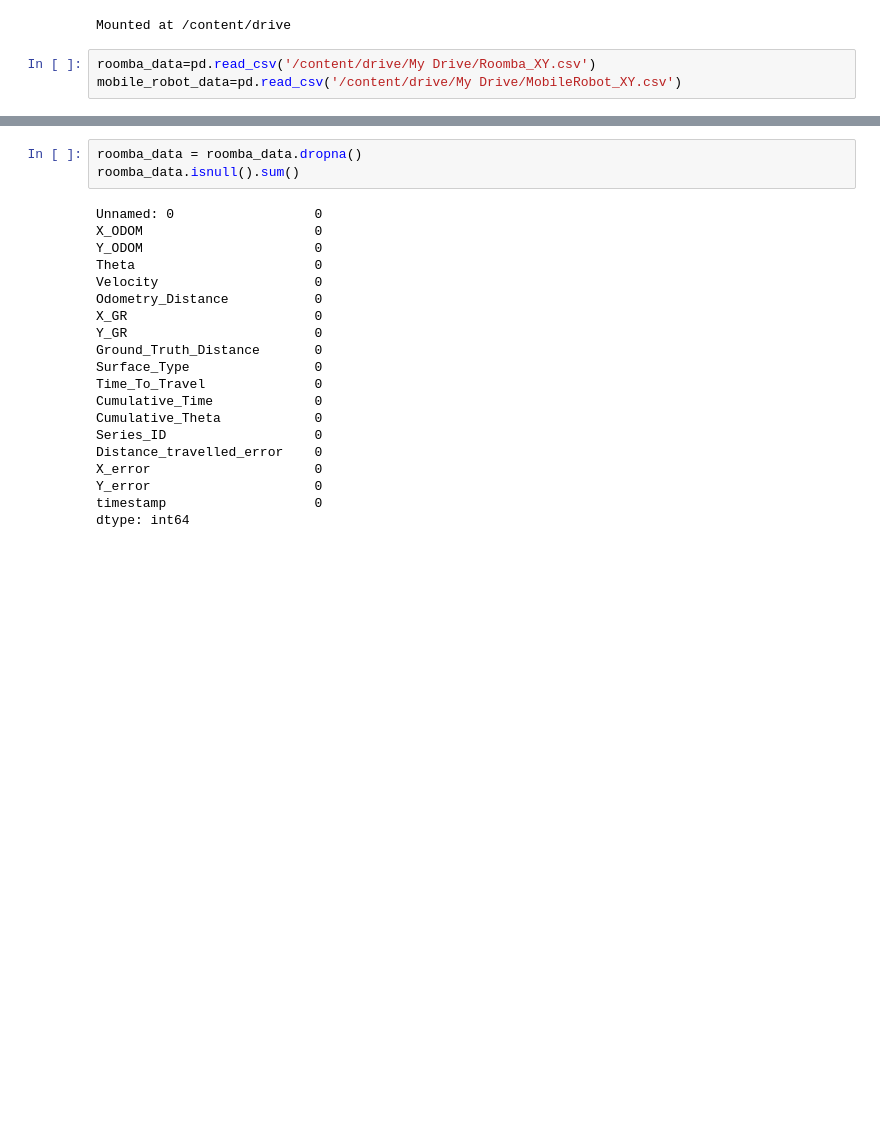
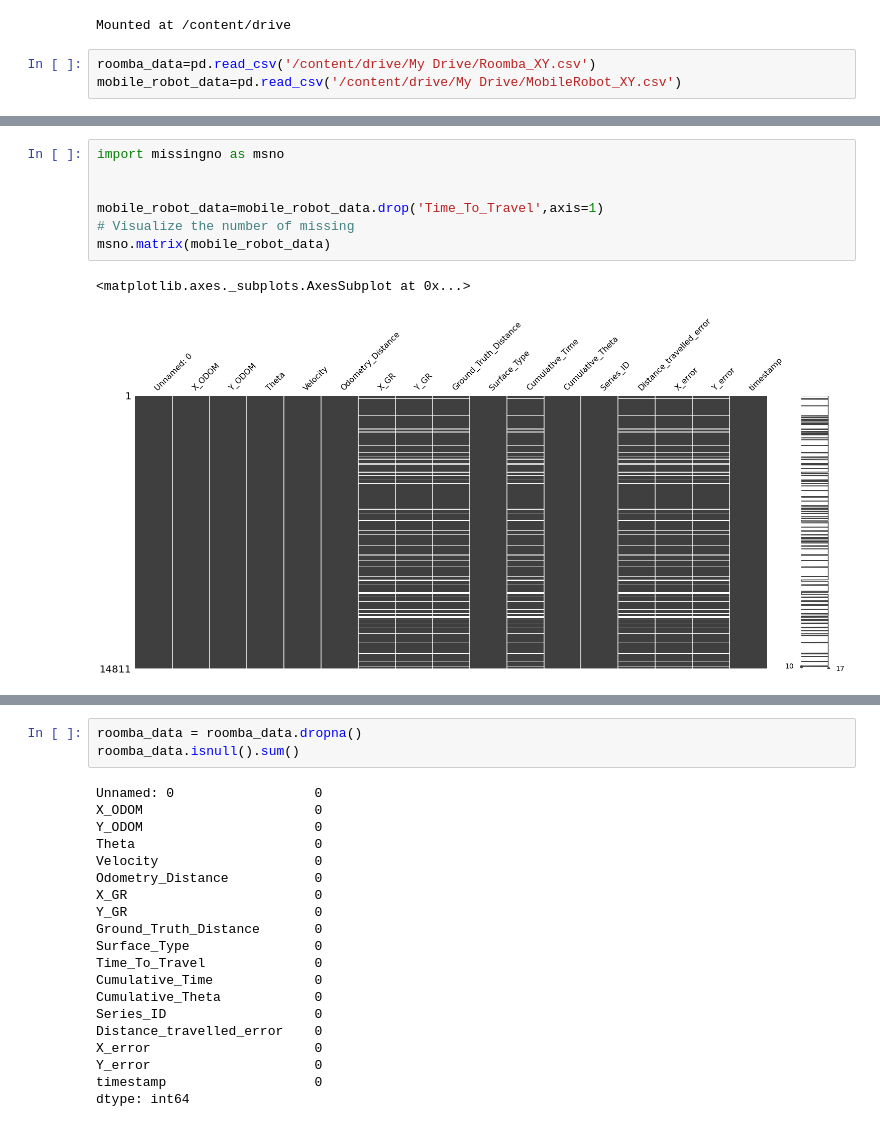
Before and after one commit to tejalvs/RobotOdometryMining, a Jupyter notebook: Cleaning.ipynb, the cells around one changed output, grey strips where cells are left out. Drawn from its saved outputs; the diff is of its cells as text; blank space fills up the shorter version.

```diff
--- a/Cleaning.ipynb
+++ b/Cleaning.ipynb
@@ -36,0 +19,10 @@ mobile_robot_data.tail()
+# %%
+import missingno as msno
+
+
+mobile_robot_data=mobile_robot_data.drop('Time_To_Travel',axis=1)
+# Visualize the number of missing
+msno.matrix(mobile_robot_data)
+# %% [output]
+<matplotlib.axes._subplots.AxesSubplot at 0x...>
+[figure, added]
```
Also changed, not shown: parts of 3 cells of this notebook.
